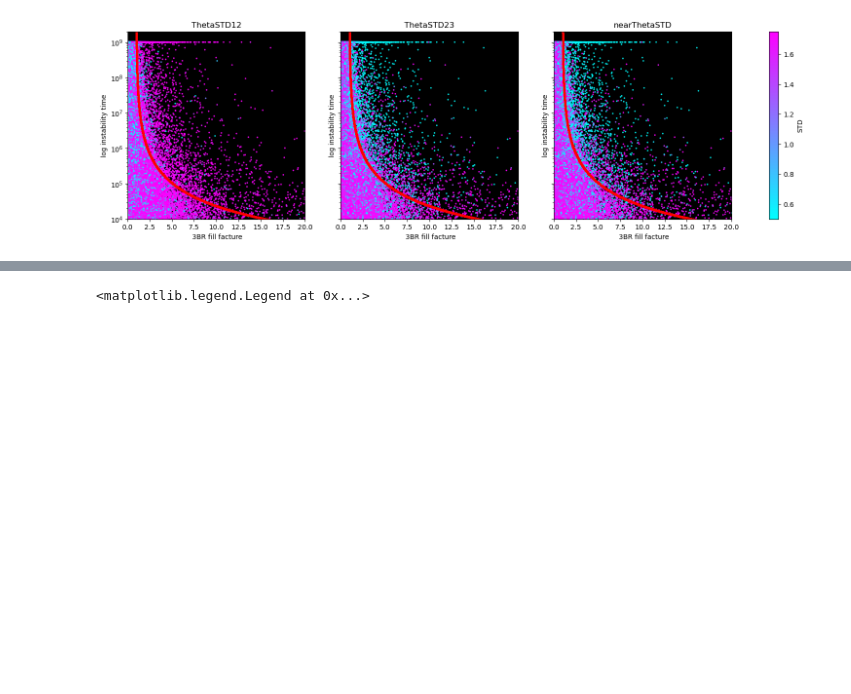
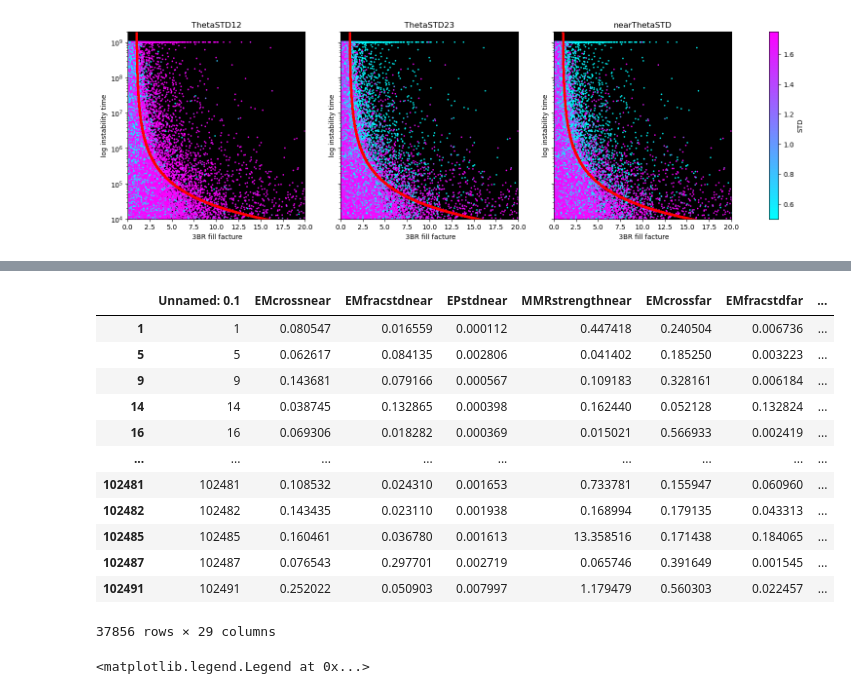
Before and after one commit to Ethadhani/spockUpdate, a Jupyter notebook: paper_plots/testing.ipynb, the cells around one changed output, grey strips where cells are left out. Drawn from its saved outputs; the diff is of its cells as text; code cells hidden in the pictures; blank space fills up the shorter version.

```diff
--- a/paper_plots/testing.ipynb
+++ b/paper_plots/testing.ipynb
@@ -276,3 +341,19 @@ histFar = data[(data['threeBRfillfac'] < 25) & (data['near'] == '[2, 3]')]
+# %%
+histFar
+# %% [output]
+|  | Unnamed: 0.1 | EMcrossnear | EMfracstdnear | EPstdnear | MMRstrengthnear | EMcrossfar | EMfracstdfar | ... |
+| 1 | 1 | 0.080547 | 0.016559 | 0.000112 | 0.447418 | 0.240504 | 0.006736 | ... |
+| 5 | 5 | 0.062617 | 0.084135 | 0.002806 | 0.041402 | 0.185250 | 0.003223 | ... |
+| 9 | 9 | 0.143681 | 0.079166 | 0.000567 | 0.109183 | 0.328161 | 0.006184 | ... |
+| 14 | 14 | 0.038745 | 0.132865 | 0.000398 | 0.162440 | 0.052128 | 0.132824 | ... |
+| 16 | 16 | 0.069306 | 0.018282 | 0.000369 | 0.015021 | 0.566933 | 0.002419 | ... |
+| ... | ... | ... | ... | ... | ... | ... | ... | ... |
+| 102481 | 102481 | 0.108532 | 0.024310 | 0.001653 | 0.733781 | 0.155947 | 0.060960 | ... |
+| 102482 | 102482 | 0.143435 | 0.023110 | 0.001938 | 0.168994 | 0.179135 | 0.043313 | ... |
+| 102485 | 102485 | 0.160461 | 0.036780 | 0.001613 | 13.358516 | 0.171438 | 0.184065 | ... |
+| 102487 | 102487 | 0.076543 | 0.297701 | 0.002719 | 0.065746 | 0.391649 | 0.001545 | ... |
+| 102491 | 102491 | 0.252022 | 0.050903 | 0.007997 | 1.179479 | 0.560303 | 0.022457 | ... |
+37856 rows × 29 columns
 # %%
 fig, ax = plt.subplots()
 ax.hist(histFar['threeBRfillfac'], label='outer pair', alpha=0.7, bins=50, hatch='/')
```
Also changed, not shown: parts of 5 cells of this notebook, 3 other files.
